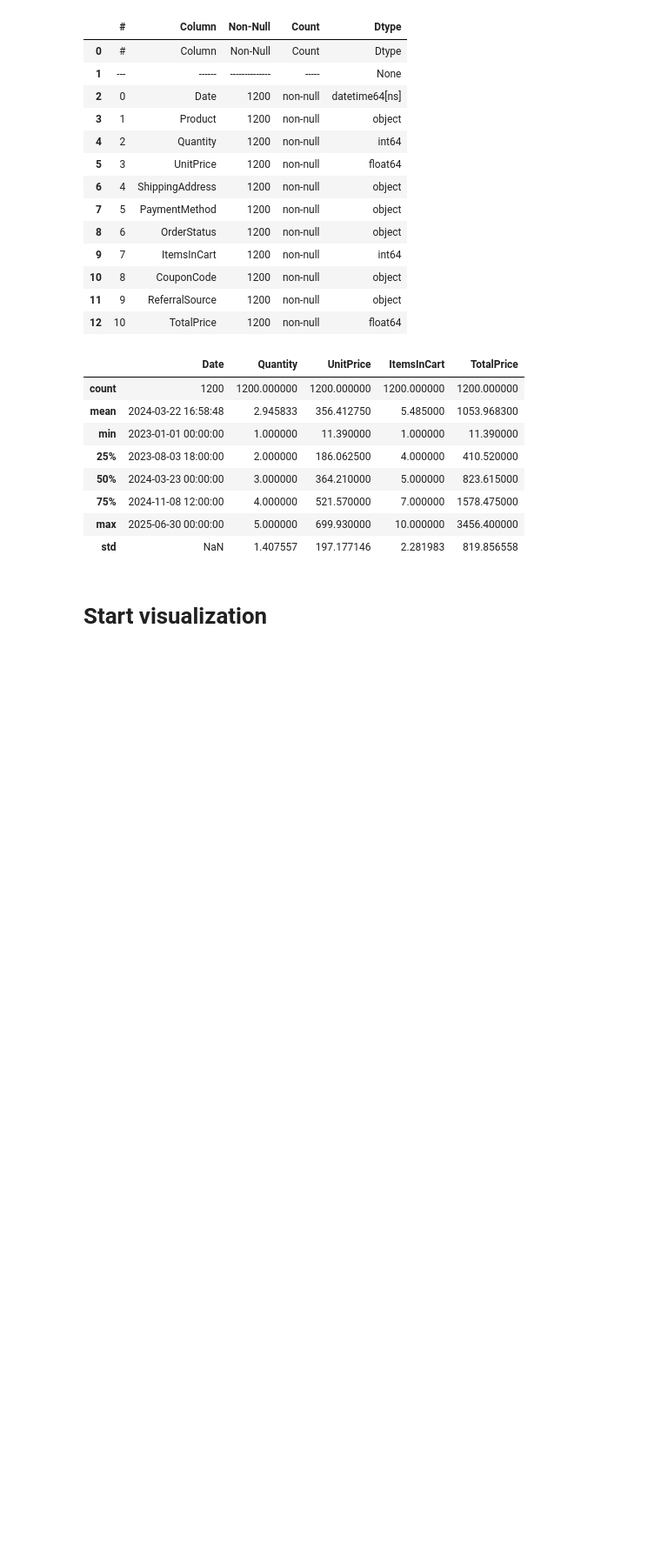
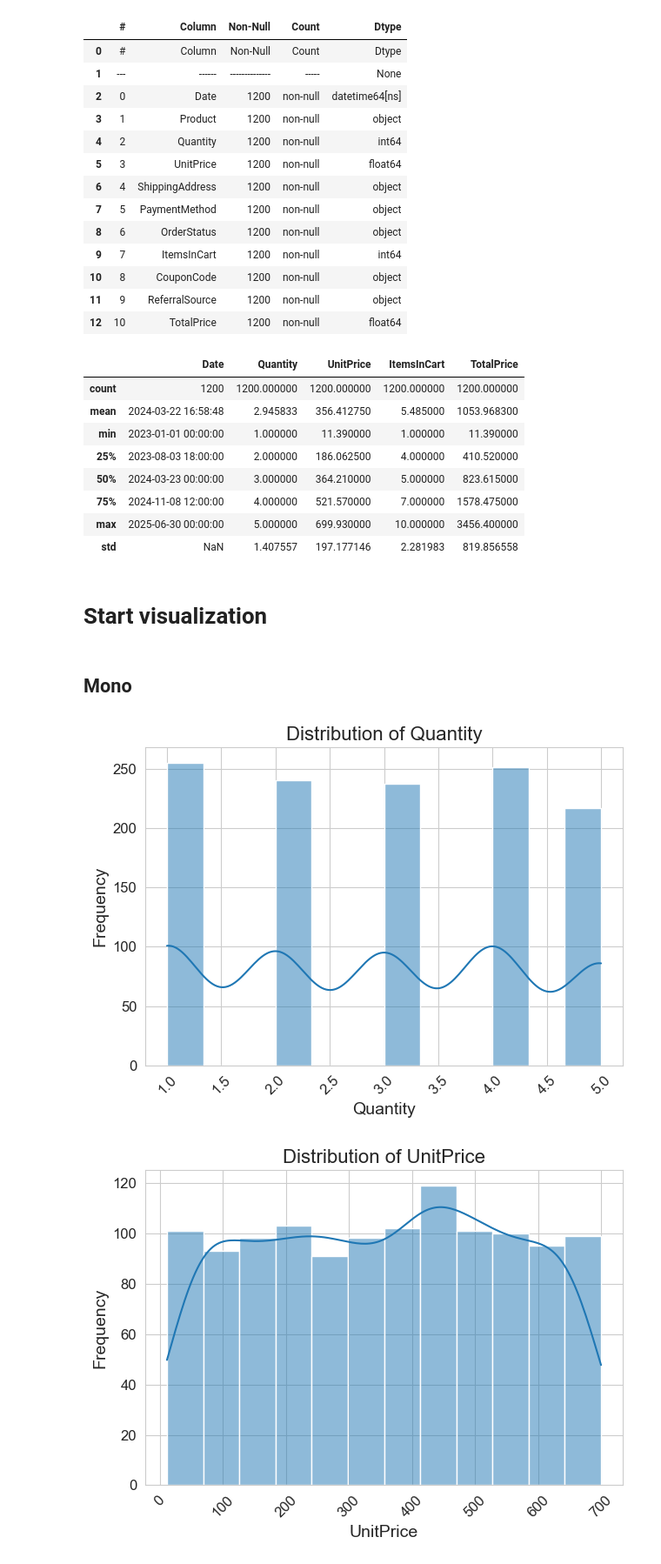
Before and after one commit to YousifHisham-tech/DecodeLabs-Internship, a Jupyter notebook: Visualiztions.ipynb, the cells around one changed output. Shown at 87% size. Saved outputs shown, nothing was run; the diff lists cells and outputs as text; code cells hidden in the pictures; blank space fills up the shorter version.

Commit message:
Data visualization

```diff
--- a/Visualiztions.ipynb
+++ b/Visualiztions.ipynb
@@ -74,3 +74,19 @@ df.describe()
 | std | NaN | 1.407557 | 197.177146 | 2.281983 | 819.856558 |
 # %% [markdown]
 # Start visualization
+# %% [markdown]
+## Mono
+# %%
+numeric_cols = df.select_dtypes(include=['float64', 'int64']).columns
+for col in numeric_cols:
+  sns.histplot(df[col], kde=True)
+  plt.title(f'Distribution of {col}', fontsize=16)
+  plt.xlabel(col, fontsize=14)
+  plt.ylabel('Frequency', fontsize=14)
+  plt.xticks(rotation=45, fontsize=12)
+  plt.yticks(fontsize=12)
+  plt.tight_layout()
+  plt.show()
+# %% [output]
+[figure, added]
+[figure, added]
```
Also changed, not shown: parts of 2 cells of this notebook.
